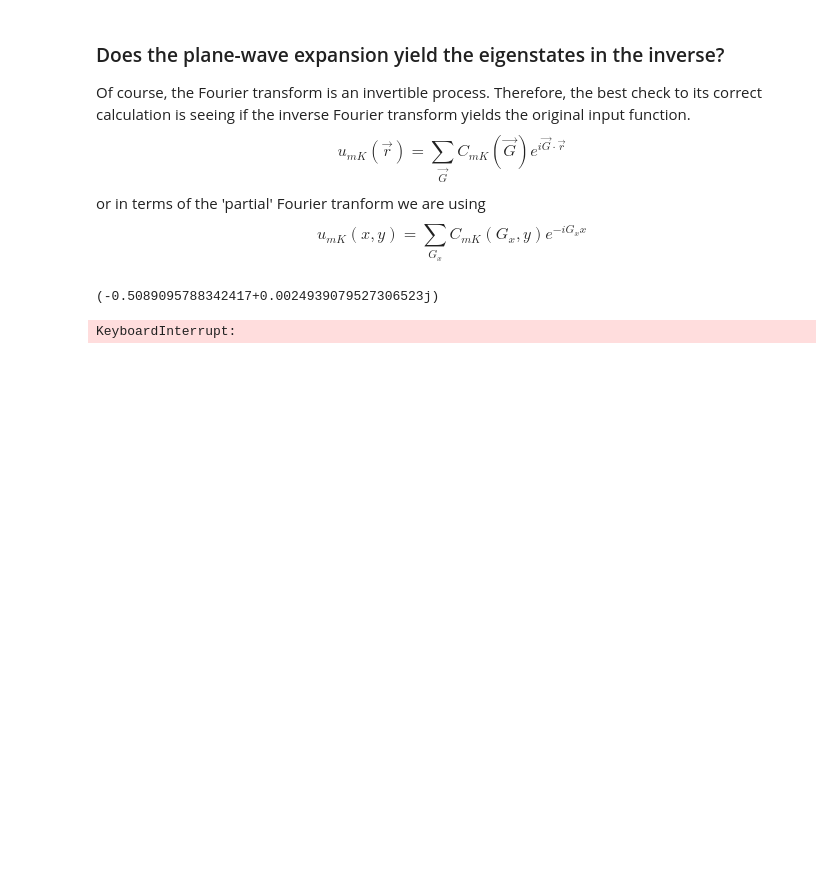
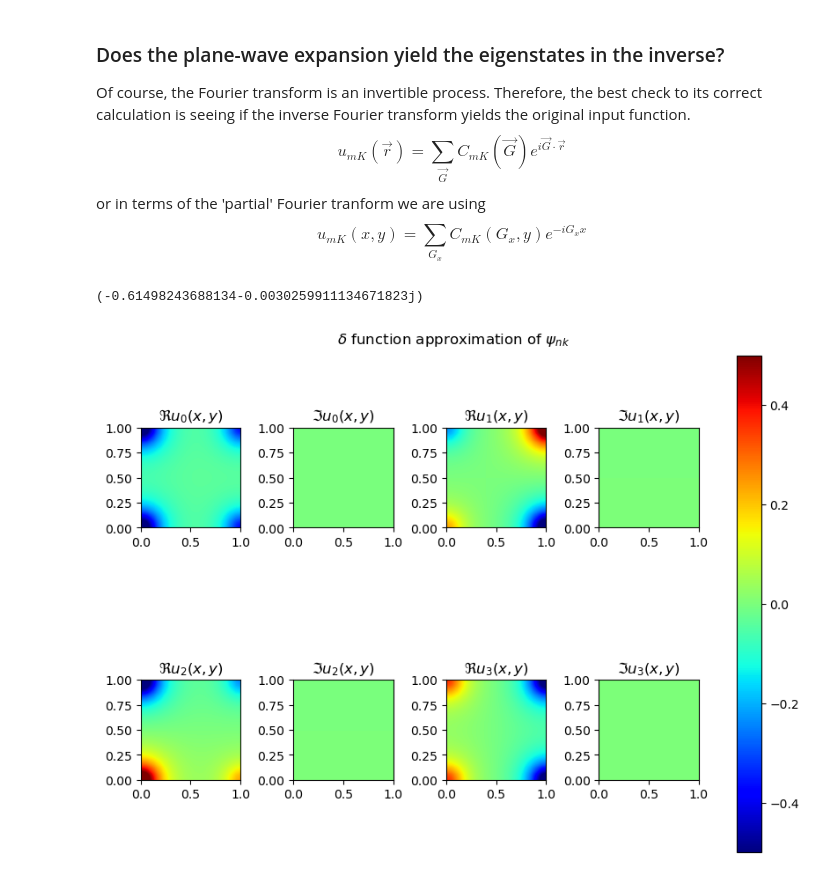
Before and after one commit to Jcrewse/helical-materials, a Jupyter notebook: scripts/kwant/ladder.ipynb, the cells around one changed output. Cells and saved outputs as stored; diff of their text form; code cells hidden in the pictures; blank space fills up the shorter version.

```diff
--- a/scripts/kwant/ladder.ipynb
+++ b/scripts/kwant/ladder.ipynb
@@ -655,9 +661,9 @@ for Gi, G_ in enumerate(G):
         for yi, y in enumerate(ygrid):
             pw_unk[xi, yi, ...] += norm*C_mK[Gi, yi, ...]*np.exp(1j*G_*x)
 pw_unk = np.array(pw_unk)
-print(np.min(pw_unk[:,:,k0,0]))
+print(np.min(pw_unk[:,:,ik_gamma,0]))
 # %% [output]
-(-0.5089095788342417+0.0024939079527306523j)
+(-0.61498243688134-0.0030259911134671823j)
 # %%
 # n = 3
 
@@ -670,36 +676,36 @@ print(np.min(pw_unk[:,:,k0,0]))
 # ax.set_xlabel('x')
 # ax.set_ylabel('y')
 # #ax.set_title('$C_{{m={}, K={}}}$'.format(n, Kpts[k0]))
 # divider = make_axes_locatable(ax)
 # cax = divider.append_axes("right", size="5%", pad=0.05)
 
 # plt.colorbar(im, cax=cax)
 
 # Plot the state as an image
 # -----------------------------------------------------------------------------
 fig = plt.figure(figsize = (8,6), layout='constrained')
 ax_del_unk = []
 for n in range(N_SC_states):
     ax_del_re = fig.add_subplot(2, N_SC_states, 2*n+1)
     ax_del_im = fig.add_subplot(2, N_SC_states, 2*(n+1))
-    plot_delta= ax_del_re.imshow(pw_unk[:,:,k0,n].real.T,
+    plot_delta= ax_del_re.imshow(pw_unk[:,:,ik_gamma,n].real.T,
                 extent = [x_min, x_max, y_min, y_max],
                 vmin = -0.5, vmax = 0.5,
                 cmap = 'jet')
-    plot_delta= ax_del_im.imshow(pw_unk[:,:,k0,n].imag.T,
+    plot_delta= ax_del_im.imshow(pw_unk[:,:,ik_gamma,n].imag.T,
                 extent = [x_min, x_max, y_min, y_max],
                 vmin = -0.5, vmax = 0.5,
                 cmap = 'jet')
     ax_del_re.set_title('$\Re u_{}(x,y)$'.format(n))
     ax_del_im.set_title('$\Im u_{}(x,y)$'.format(n))
     ax_del_unk.append(ax_del_re)
     ax_del_unk.append(ax_del_im)
 fig.suptitle('$\delta$ function approximation of $\psi_{nk}$')
 fig.colorbar(plot_delta, ax=ax_del_unk)
 
 plt.show()
 # %% [output]
-KeyboardInterrupt:
+[figure, added]
 # %%
 # Calculate P_mK
 # ------------------------------------------------------------------------------
```
Also changed, not shown: parts of 11 cells of this notebook.
